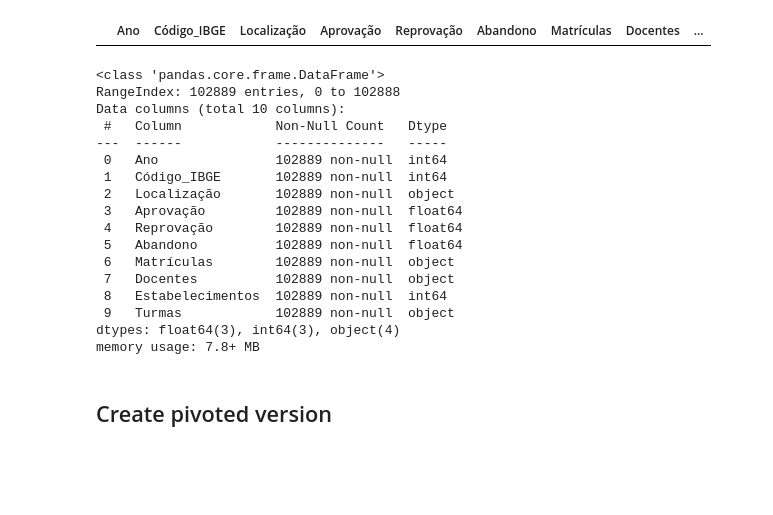
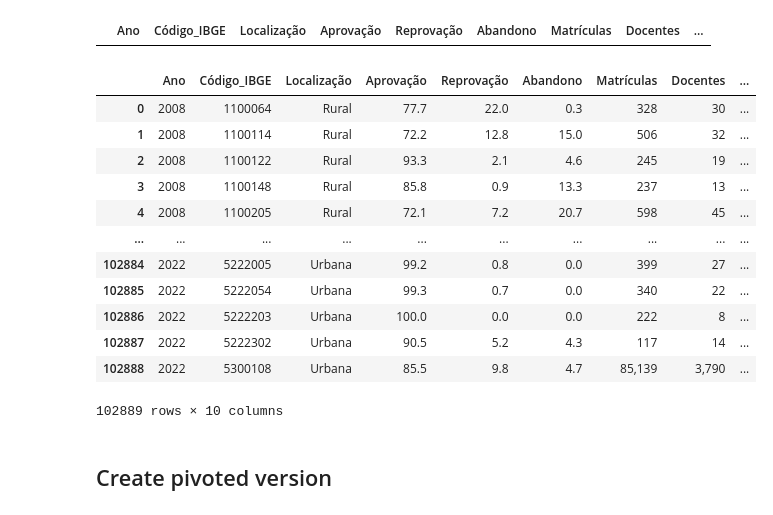
Before and after one commit to anandxrfeu/schooling_resource_predicter_data, a Jupyter notebook: notebooks/education/School_all_data(Anand).ipynb, the cells around one changed output. Saved outputs shown, nothing was run; the diff lists cells and outputs as text; code cells hidden in the pictures; blank space fills up the shorter version.

```diff
--- a/notebooks/education/School_all_data(Anand).ipynb
+++ b/notebooks/education/School_all_data(Anand).ipynb
@@ -207,25 +222,21 @@ school_merged_df[school_merged_df.eq("--").any(axis=1)]
 file_path = "../../transformed_data/education/school_expanded_data_ML.csv"
 school_merged_df.to_csv(file_path, index=False)
 # %%
-pd.read_csv("../../transformed_data/education/school_expanded_data_ML.csv").info()
+pd.read_csv("../../transformed_data/education/school_expanded_data_ML.csv")
 # %% [output]
+|  | Ano | Código_IBGE | Localização | Aprovação | Reprovação | Abandono | Matrículas | Docentes | ... |
+| 0 | 2008 | 1100064 | Rural | 77.7 | 22.0 | 0.3 | 328 | 30 | ... |
+| 1 | 2008 | 1100114 | Rural | 72.2 | 12.8 | 15.0 | 506 | 32 | ... |
+| 2 | 2008 | 1100122 | Rural | 93.3 | 2.1 | 4.6 | 245 | 19 | ... |
+| 3 | 2008 | 1100148 | Rural | 85.8 | 0.9 | 13.3 | 237 | 13 | ... |
+| 4 | 2008 | 1100205 | Rural | 72.1 | 7.2 | 20.7 | 598 | 45 | ... |
+| ... | ... | ... | ... | ... | ... | ... | ... | ... | ... |
+| 102884 | 2022 | 5222005 | Urbana | 99.2 | 0.8 | 0.0 | 399 | 27 | ... |
+| 102885 | 2022 | 5222054 | Urbana | 99.3 | 0.7 | 0.0 | 340 | 22 | ... |
+| 102886 | 2022 | 5222203 | Urbana | 100.0 | 0.0 | 0.0 | 222 | 8 | ... |
+| 102887 | 2022 | 5222302 | Urbana | 90.5 | 5.2 | 4.3 | 117 | 14 | ... |
+| 102888 | 2022 | 5300108 | Urbana | 85.5 | 9.8 | 4.7 | 85,139 | 3,790 | ... |
-<class 'pandas.core.frame.DataFrame'>
-RangeIndex: 102889 entries, 0 to 102888
-Data columns (total 10 columns):
- #   Column            Non-Null Count   Dtype
----  ------            --------------   -----
- 0   Ano               102889 non-null  int64
- 1   Código_IBGE       102889 non-null  int64
- 2   Localização       102889 non-null  object
- 3   Aprovação         102889 non-null  float64
- 4   Reprovação        102889 non-null  float64
- 5   Abandono          102889 non-null  float64
- 6   Matrículas        102889 non-null  object
- 7   Docentes          102889 non-null  object
- 8   Estabelecimentos  102889 non-null  int64
- 9   Turmas            102889 non-null  object
-dtypes: float64(3), int64(3), object(4)
-memory usage: 7.8+ MB
+102889 rows × 10 columns
 # %% [markdown]
 ## Create pivoted version
 # %%
```
Also changed, not shown: parts of 1 cell of this notebook, 3 other files.
